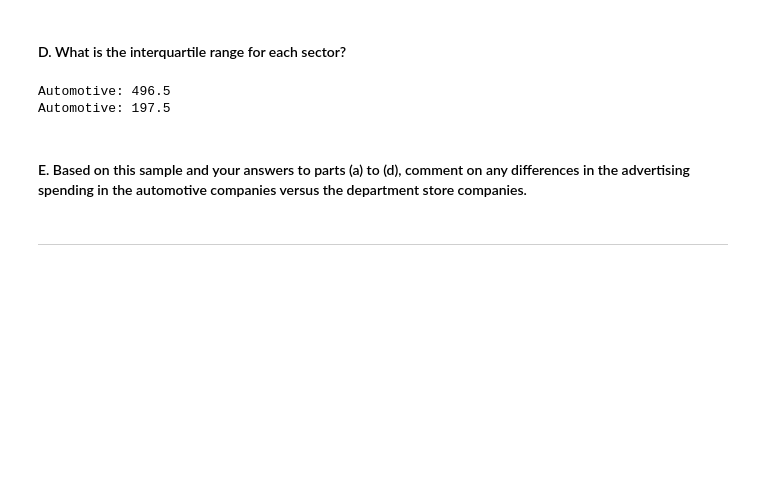
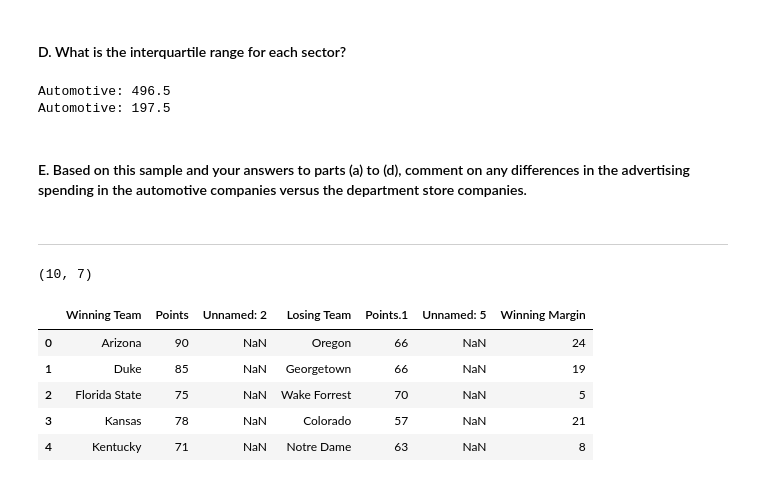
Before and after one commit to Ajayt036/Statistics-For-Business-and-Economics-BAN, a Jupyter notebook: Descriptive Statistics.ipynb, the cells around one changed output. Cells and saved outputs as stored; diff of their text form; code cells hidden in the pictures; blank space fills up the shorter version.

```diff
--- a/Descriptive Statistics.ipynb
+++ b/Descriptive Statistics.ipynb
@@ -155,3 +157,15 @@ Automotive: 197.5
 #D is the proves it by showing the bigger quartile range value.
 # %% [markdown]
 ____________________________________________________________________________________________________________________
+# %%
+ncaa = pd.read_excel("NCAA.xlsx")
+print(ncaa.shape)
+ncaa.head()
+# %% [output]
+(10, 7)
+|  | Winning Team | Points | Unnamed: 2 | Losing Team | Points.1 | Unnamed: 5 | Winning Margin |
+| 0 | Arizona | 90 | NaN | Oregon | 66 | NaN | 24 |
+| 1 | Duke | 85 | NaN | Georgetown | 66 | NaN | 19 |
+| 2 | Florida State | 75 | NaN | Wake Forrest | 70 | NaN | 5 |
+| 3 | Kansas | 78 | NaN | Colorado | 57 | NaN | 21 |
+| 4 | Kentucky | 71 | NaN | Notre Dame | 63 | NaN | 8 |
```
Also changed, not shown: parts of 5 cells of this notebook, 4 other files.
